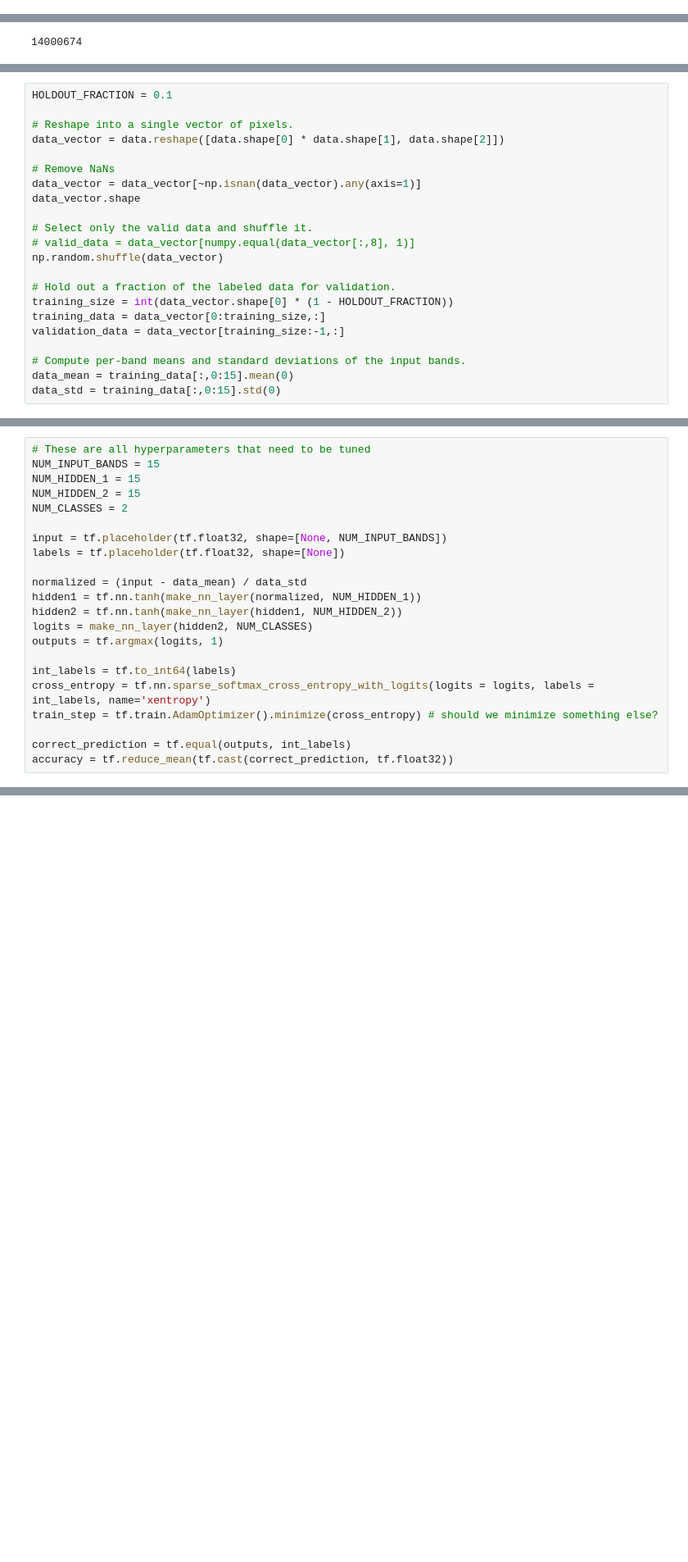
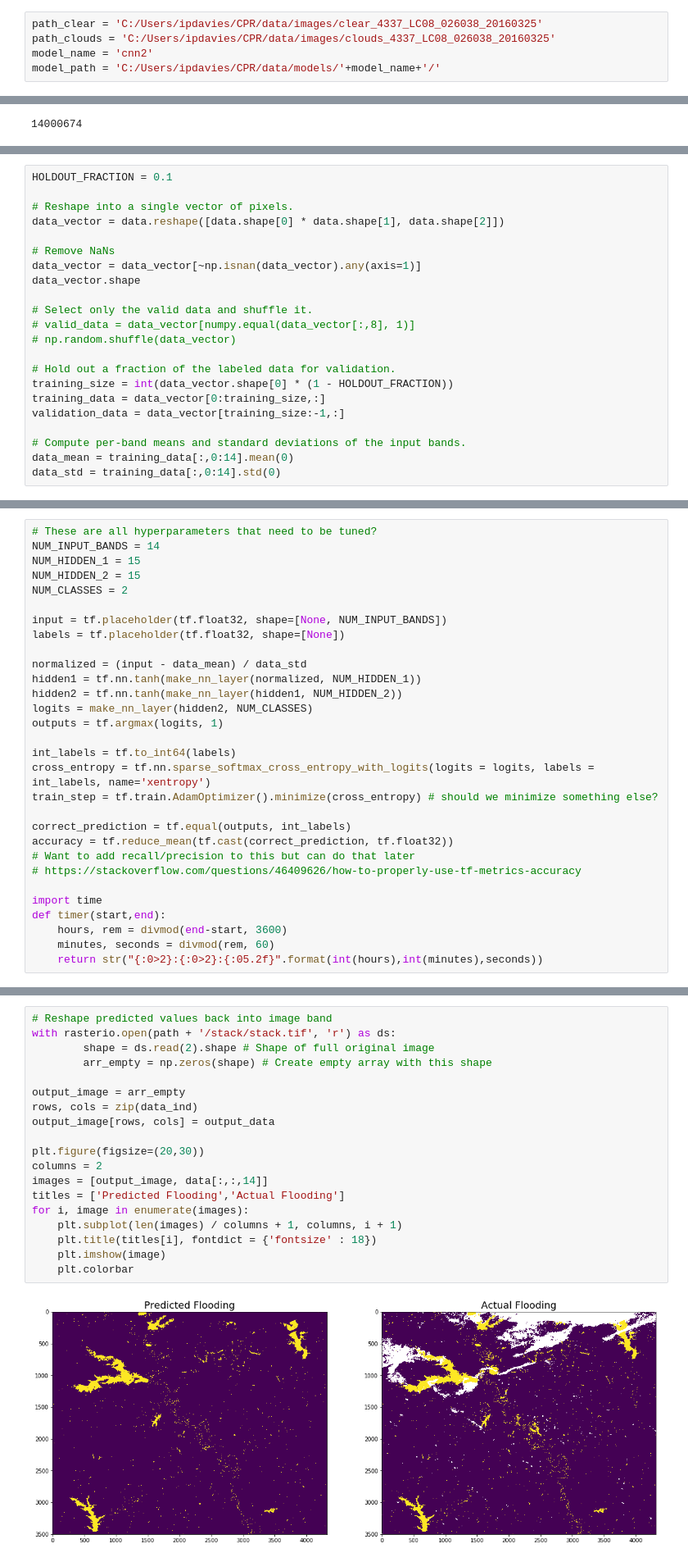
Before and after one commit to ianpdavies/cloudy_flood_prediction, a Jupyter notebook: notebooks/CNN.ipynb, the cells around one changed output, grey strips where cells are left out. Shown at 82% size. Drawn from its saved outputs; the diff is of its cells as text; blank space fills up the shorter version.

Commit message:
Added some classification metrics, working on importing the model in jupyter notebook

```diff
--- a/notebooks/CNN.ipynb
+++ b/notebooks/CNN.ipynb
@@ -16,6 +16,11 @@ import tensorflow as tf
 # import zipfile
 
 ee.Initialize()
+# %%
+path_clear = 'C:/Users/ipdavies/CPR/data/images/clear_4337_LC08_026038_20160325'
+path_clouds = 'C:/Users/ipdavies/CPR/data/images/clouds_4337_LC08_026038_20160325'
+model_name = 'cnn2'
+model_path = 'C:/Users/ipdavies/CPR/data/models/'+model_name+'/'
 # %%
 # Stack exported tifs from GEE into one multiband tif
 import rasterio
@@ -115,7 +114,7 @@ data_vector.shape
 
 # Select only the valid data and shuffle it.
 # valid_data = data_vector[numpy.equal(data_vector[:,8], 1)]
-np.random.shuffle(data_vector)
+# np.random.shuffle(data_vector)
 
 # Hold out a fraction of the labeled data for validation.
 training_size = int(data_vector.shape[0] * (1 - HOLDOUT_FRACTION))
@@ -123,5 +122,5 @@ training_data = data_vector[0:training_size,:]
 validation_data = data_vector[training_size:-1,:]
 
 # Compute per-band means and standard deviations of the input bands.
-data_mean = training_data[:,0:15].mean(0)
-data_std = training_data[:,0:15].std(0)
+data_mean = training_data[:,0:14].mean(0)
+data_std = training_data[:,0:14].std(0)
@@ -137,6 +145,6 @@ def make_nn_layer(input, output_size):
 # %%
-# These are all hyperparameters that need to be tuned
-NUM_INPUT_BANDS = 15
+# These are all hyperparameters that need to be tuned?
+NUM_INPUT_BANDS = 14
 NUM_HIDDEN_1 = 15
 NUM_HIDDEN_2 = 15
 NUM_CLASSES = 2
@@ -156,5 +164,13 @@ train_step = tf.train.AdamOptimizer().minimize(cross_entropy) # should we minimi
 
 correct_prediction = tf.equal(outputs, int_labels)
 accuracy = tf.reduce_mean(tf.cast(correct_prediction, tf.float32))
+# Want to add recall/precision to this but can do that later
+# https://stackoverflow.com/questions/46409626/how-to-properly-use-tf-metrics-accuracy
+
+import time
+def timer(start,end):
+    hours, rem = divmod(end-start, 3600)
+    minutes, seconds = divmod(rem, 60)
+    return str("{:0>2}:{:0>2}:{:05.2f}".format(int(hours),int(minutes),seconds))
 # %%
 # Train the neural net
@@ -195,0 +281,21 @@ Accuracy 98.45% at step 99
+# %%
+# Reshape predicted values back into image band
+with rasterio.open(path + '/stack/stack.tif', 'r') as ds:
+        shape = ds.read(2).shape # Shape of full original image
+        arr_empty = np.zeros(shape) # Create empty array with this shape
+
+output_image = arr_empty
+rows, cols = zip(data_ind)
+output_image[rows, cols] = output_data
+
+plt.figure(figsize=(20,30))
+columns = 2
+images = [output_image, data[:,:,14]]
+titles = ['Predicted Flooding','Actual Flooding']
+for i, image in enumerate(images):
+    plt.subplot(len(images) / columns + 1, columns, i + 1)
+    plt.title(titles[i], fontdict = {'fontsize' : 18})
+    plt.imshow(image)
+    plt.colorbar
+# %% [output]
+[figure, added]
```
Also changed, not shown: parts of 23 cells of this notebook.
